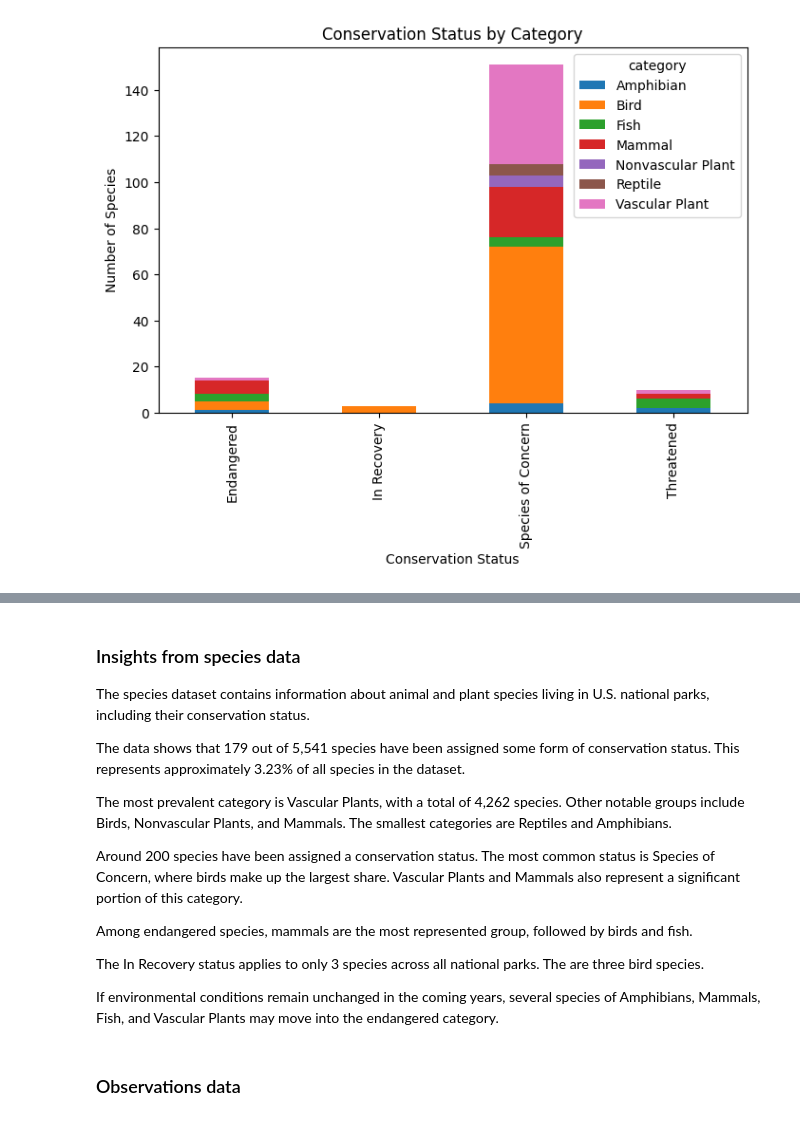
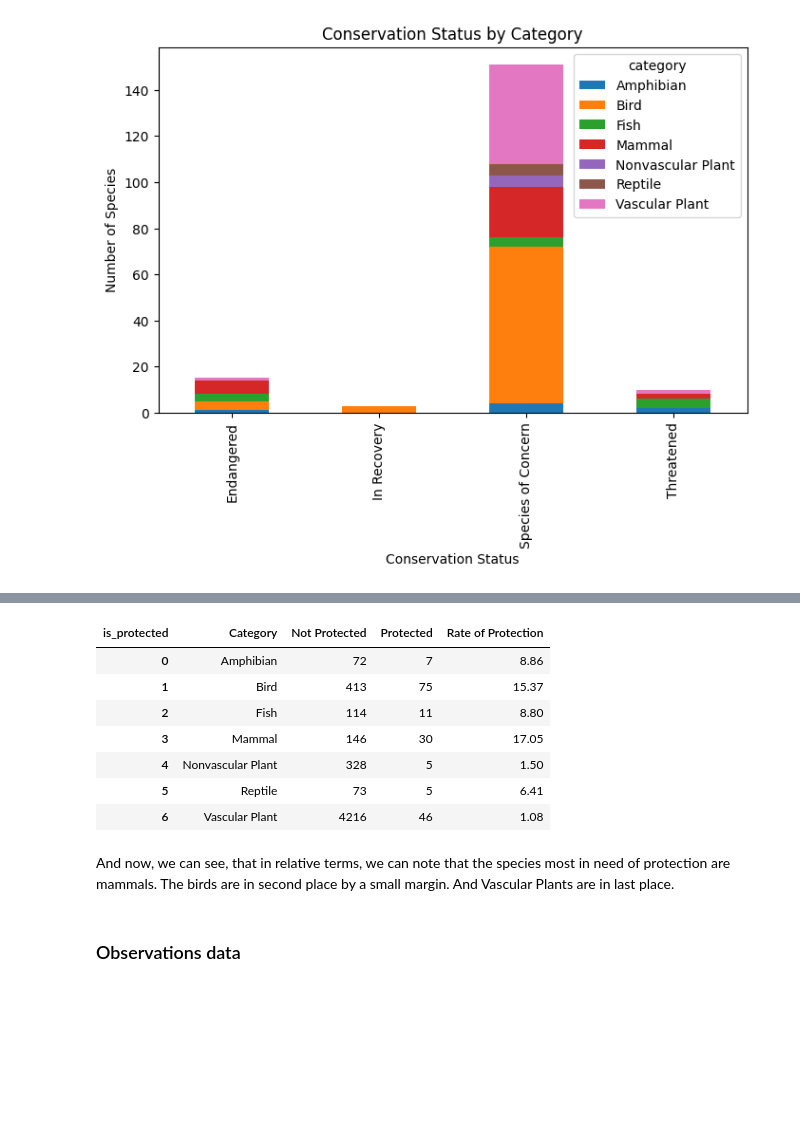
Before and after one commit to 7086600/biodiversity_project, a Jupyter notebook: biodiversity.ipynb, the cells around one changed output, grey strips where cells are left out. Drawn from its saved outputs; the diff is of its cells as text; code cells hidden in the pictures; blank space fills up the shorter version.

```diff
--- a/biodiversity.ipynb
+++ b/biodiversity.ipynb
@@ -353,19 +372,18 @@ After adding a new column and grouping, it is clearly seen that in absolute term
-# %% [markdown]
-### Insights from species data
-
-The species dataset contains information about animal and plant species living in U.S. national parks, including their conservation status.
-
-The data shows that 179 out of 5,541 species have been assigned some form of conservation status. This represents approximately 3.23% of all species in the dataset.
-
-The most prevalent category is Vascular Plants, with a total of 4,262 species. Other notable groups include Birds, Nonvascular Plants, and Mammals. The smallest categories are Reptiles and Amphibians.
-
-Around 200 species have been assigned a conservation status. The most common status is Species of Concern, where birds make up the largest share. Vascular Plants and Mammals also represent a significant portion of this category.
-
-Among endangered species, mammals are the most represented group, followed by birds and fish.
-
-The In Recovery status applies to only 3 species across all national parks. The are three bird species.
-
-If environmental conditions remain unchanged in the coming years, several species of Amphibians, Mammals, Fish, and Vascular Plants may move into the endangered category.
+# %%
+# add rate of protection
+cat_in_protection['Rate of Protection'] = cat_in_protection['Protected'] / (cat_in_protection['Not Protected'] + cat_in_protection['Protected']) * 100
+cat_in_protection
+# %% [output]
+| is_protected | Category | Not Protected | Protected | Rate of Protection |
+| 0 | Amphibian | 72 | 7 | 8.86 |
+| 1 | Bird | 413 | 75 | 15.37 |
+| 2 | Fish | 114 | 11 | 8.80 |
+| 3 | Mammal | 146 | 30 | 17.05 |
+| 4 | Nonvascular Plant | 328 | 5 | 1.50 |
+| 5 | Reptile | 73 | 5 | 6.41 |
+| 6 | Vascular Plant | 4216 | 46 | 1.08 |
+# %% [markdown]
+And now, we can see, that in relative terms, we can note that the species most in need of protection are mammals. The birds are in second place by a small margin.  And Vascular Plants are in last place.
 # %% [markdown]
 ### Observations data
 # %%
```
Also changed, not shown: parts of 10 cells of this notebook.
